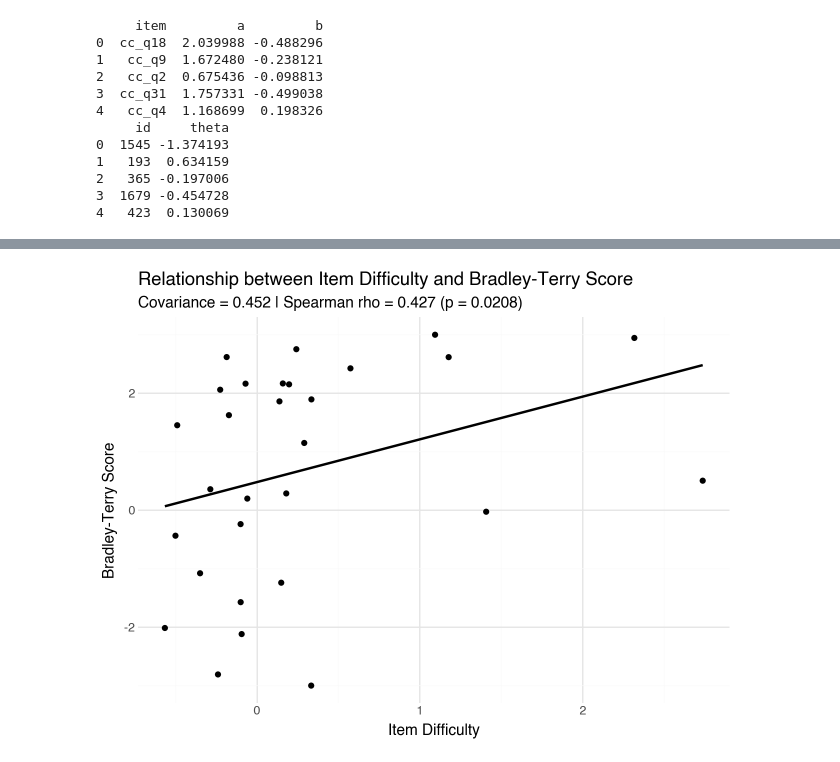
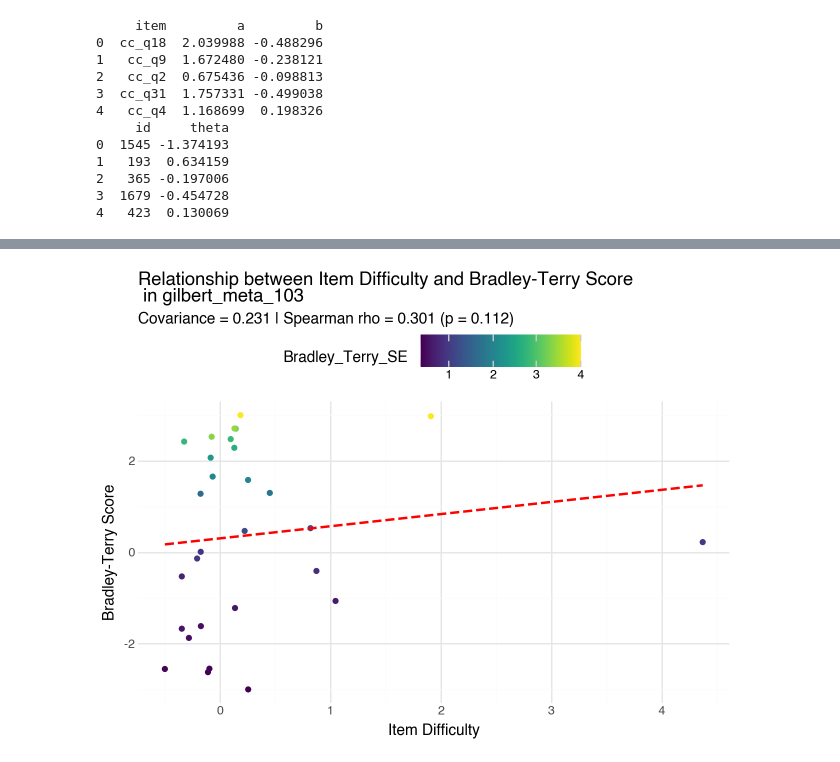
Before and after one commit to mlchrzan/llmpairs, a Jupyter notebook: notebooks/eda_edu.ipynb, the cells around one changed output, grey strips where cells are left out. Drawn from its saved outputs; the diff is of its cells as text; code cells hidden in the pictures.

```diff
--- a/notebooks/eda_edu.ipynb
+++ b/notebooks/eda_edu.ipynb
@@ -17,6 +19,6 @@ irw_edtexts = irw.fetch([
     'gilbert_meta_104',
     'gilbert_meta_26',
     'gilbert_meta_2',
-    'preschool_sel_akt',
+    # 'preschool_sel_akt', # Removed because the items also imply a picture was used which is not available to us
     'frac20'
 ])
@@ -137,12 +170,17 @@ text_agg_pd.head()
 # %%
+MODEL_NAMES=["gemini-3-flash-preview", 'gpt-5.4-mini']
+API_KEYS=[os.getenv("GEMINI_API_KEY"), os.getenv("OPENAI_API_KEY")]
+BASE_URLS=[None, "https://us.api.openai.com/v1"]
+
 p = pdm.Pairadigm(
     data=text_agg_pd,
     item_id_name='item',
     text_name='combined_text',
     cgcot_prompts=cgcot_prompts,
-    model_name="gemini-3.1-flash-lite-preview",
-    api_key=os.getenv("GEMINI_API_KEY"),
-    target_concept='higher underlying level of the targeted latent trait or ability',
+    model_name=MODEL_NAMES,
+    api_key=API_KEYS,
+    base_url=BASE_URLS,
+    target_concept='underlying level of the targeted latent trait, ability, symptom severity, or attitude',
     save_dir="../results/gilbert_meta_103_test_run"
 )
 # %%
@@ -407,0 +581,16 @@ print(persons.head())
+# %%
+persons, items, fit_res, score_res, resp_matrix = fit_2pl_mirt(
+    gilbert_for_testing_merge,
+    id_col="id",
+    item_col="item",
+    resp_col="resp",
+    n_quadpts=21,
+    max_iter=500,
+    tol=1e-4,
+    score_method="EAP",
+    use_rust=False
+)
+
+print(fit_res.summary())
+print(items.head())
+print(persons.head())
@@ -418,30 +625,31 @@ all_item_scores.head()
 # %%
 from scipy.stats import spearmanr
-from plotnine import ggplot, aes, geom_point, geom_smooth, theme_minimal, labs
+from plotnine import ggplot, aes, geom_point, geom_smooth, theme_minimal, labs, theme
 
 # Keep only non-missing values for both variables
-plot_df = all_item_scores[['b', 'Bradley_Terry_Score']].dropna()
+plot_df = all_item_scores[['b', 'Bradley_Terry_Score', 'Bradley_Terry_SE']].dropna()
 
 # Compute metrics
 covariance = plot_df['b'].cov(plot_df['Bradley_Terry_Score'])
 spearman_rho, spearman_p = spearmanr(plot_df['b'], plot_df['Bradley_Terry_Score'])
 
 subtitle_txt = (
     f"Covariance = {covariance:.3f} | "
     f"Spearman rho = {spearman_rho:.3f} (p = {spearman_p:.3g})"
 )
 
 (
     ggplot(plot_df, aes(x='b', y='Bradley_Terry_Score'))
-    + geom_point()
-    + geom_smooth(method='lm', se=False)
+    + geom_point(aes(color='Bradley_Terry_SE'))
+    + geom_smooth(method='lm', se=False, color='red', linetype='dashed')
     + theme_minimal()
+    + theme(legend_position='top')
     + labs(
-        title='Relationship between Item Difficulty and Bradley-Terry Score',
+        title='Relationship between Item Difficulty and Bradley-Terry Score\n in gilbert_meta_103',
         subtitle=subtitle_txt,
         x='Item Difficulty',
         y='Bradley-Terry Score'
     )
 )
 # %% [output]
-[figure, old version]
+[figure, new version]
```
Also changed, not shown: parts of 22 cells of this notebook, 47 other files.
